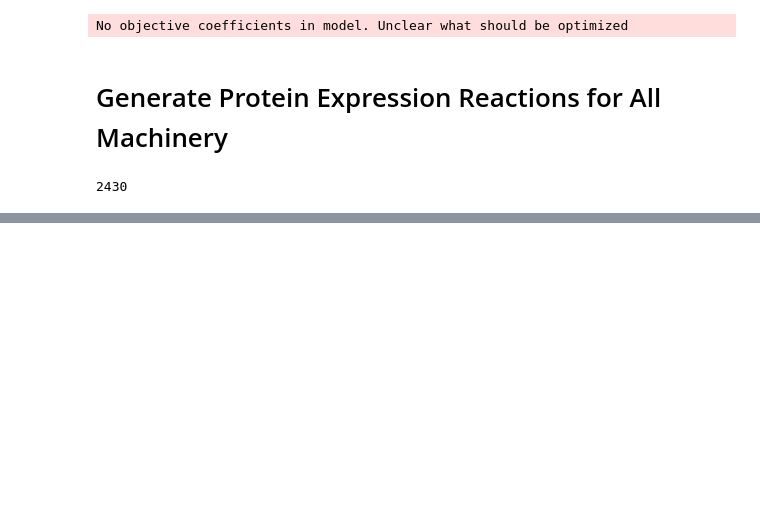
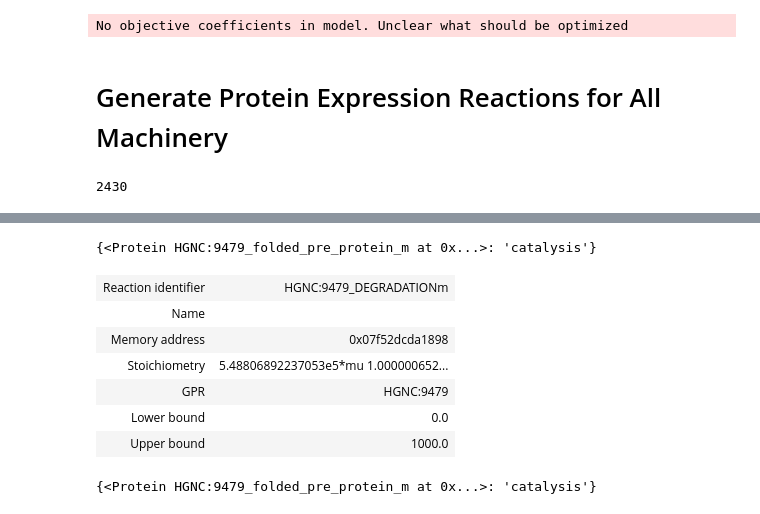
Before and after one commit to hmbaghdassarian/human_me, a Jupyter notebook: notebooks/expression/build_me_model.ipynb, the cells around one changed output, grey strips where cells are left out. Cells and saved outputs as stored; diff of their text form; code cells hidden in the pictures; blank space fills up the shorter version.

Commit message:
Assigning a single degradation reaction to multiple catalysis reactions

```diff
--- a/notebooks/expression/build_me_model.ipynb
+++ b/notebooks/expression/build_me_model.ipynb
@@ -1090,0 +1155,4 @@ gc.collect()
+# %%
+dr.coupled_metabolites
+# %% [output]
+{<Protein HGNC:9479_folded_pre_protein_m at 0x...>: 'catalysis'}
@@ -1090,0 +1161,14 @@ gc.collect()
+# %%
+dr
+# %% [output]
+| Reaction identifier | HGNC:9479_DEGRADATIONm |
+| Name |  |
+| Memory address | 0x07f52dcda1898 |
+| Stoichiometry | 5.48806892237053e5*mu 1.000000652... |
+| GPR | HGNC:9479 |
+| Lower bound | 0.0 |
+| Upper bound | 1000.0 |
+# %%
+r.coupled_metabolites
+# %% [output]
+{<Protein HGNC:9479_folded_pre_protein_m at 0x...>: 'catalysis'}
```
Also changed, not shown: parts of 11 cells of this notebook, 4 other files.
